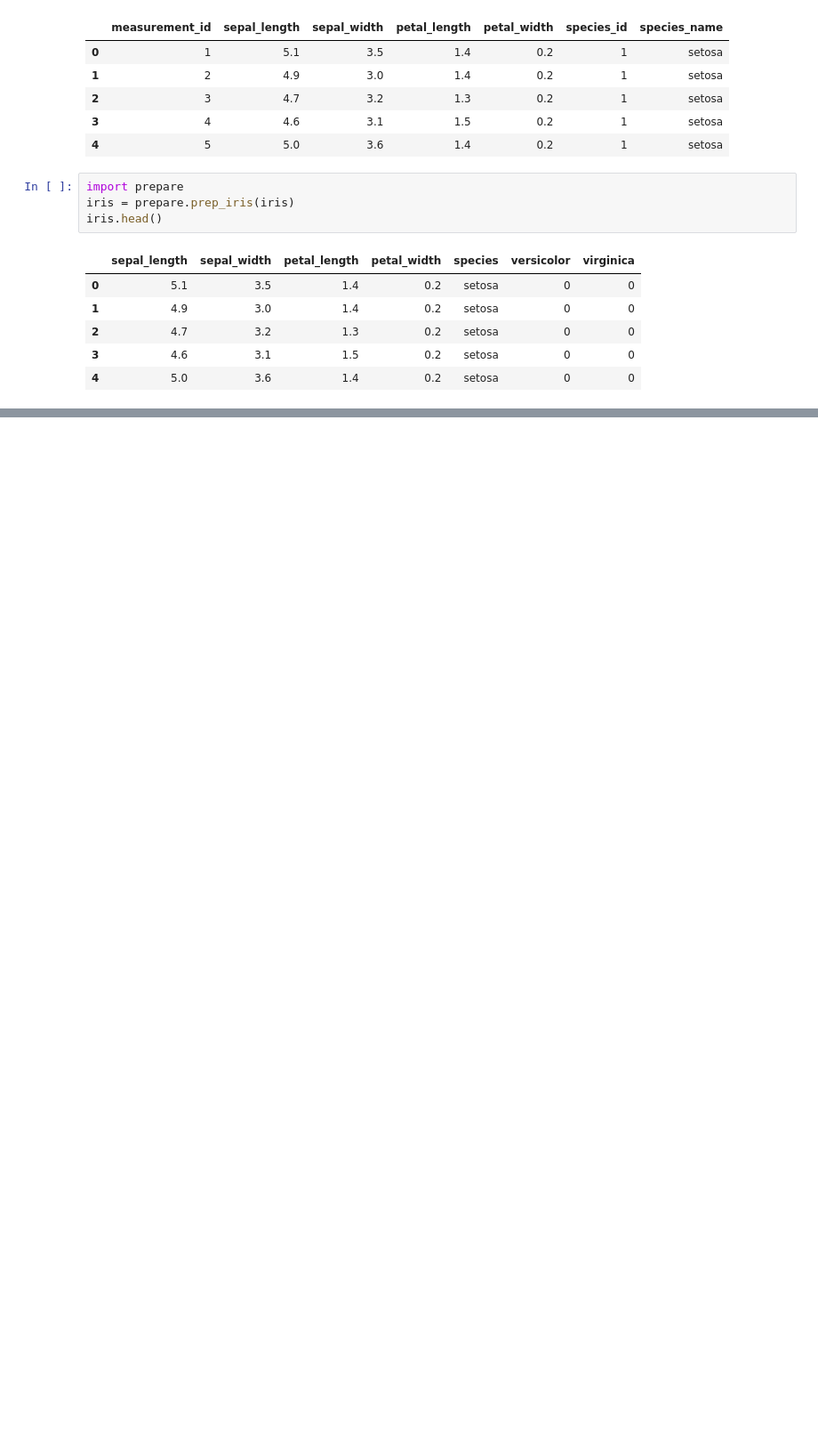
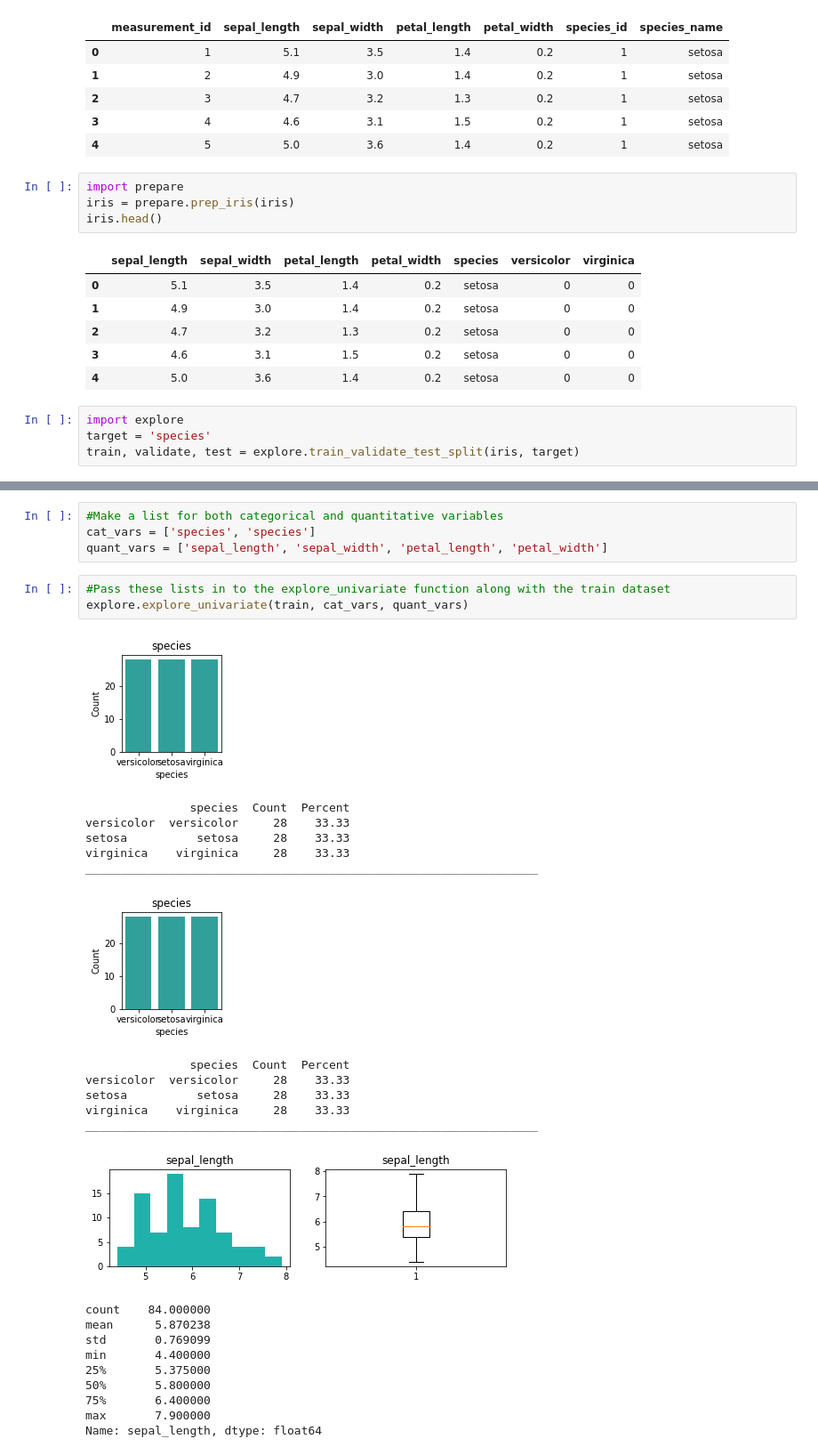
Before and after one commit to johnathon-smith/classification-exercises, a Jupyter notebook: classification_exercises.ipynb, the cells around one changed output, grey strips where cells are left out. Shown: that part at 89% size. Cells and saved outputs as stored; diff of their text form; blank space fills up the shorter version.

```diff
--- a/classification_exercises.ipynb
+++ b/classification_exercises.ipynb
@@ -292,3 +295,7 @@ iris.head()
 | 2 | 4.7 | 3.2 | 1.3 | 0.2 | setosa | 0 | 0 |
 | 3 | 4.6 | 3.1 | 1.5 | 0.2 | setosa | 0 | 0 |
 | 4 | 5.0 | 3.6 | 1.4 | 0.2 | setosa | 0 | 0 |
+# %%
+import explore
+target = 'species'
+train, validate, test = explore.train_validate_test_split(iris, target)
@@ -294,0 +307,30 @@ iris.head()
+# %%
+#Make a list for both categorical and quantitative variables
+cat_vars = ['species', 'species']
+quant_vars = ['sepal_length', 'sepal_width', 'petal_length', 'petal_width']
+# %%
+#Pass these lists in to the explore_univariate function along with the train dataset
+explore.explore_univariate(train, cat_vars, quant_vars)
+# %% [output]
+[figure, added]
+               species  Count  Percent
+versicolor  versicolor     28    33.33
+setosa          setosa     28    33.33
+virginica    virginica     28    33.33
+_________________________________________________________________
+[figure, added]
+               species  Count  Percent
+versicolor  versicolor     28    33.33
+setosa          setosa     28    33.33
+virginica    virginica     28    33.33
+_________________________________________________________________
+[figure, added]
+count    84.000000
+mean      5.870238
+std       0.769099
+min       4.400000
+25%       5.375000
+50%       5.800000
+75%       6.400000
+max       7.900000
+Name: sepal_length, dtype: float64
```
Also changed, not shown: parts of 11 cells of this notebook, 1 other file.
